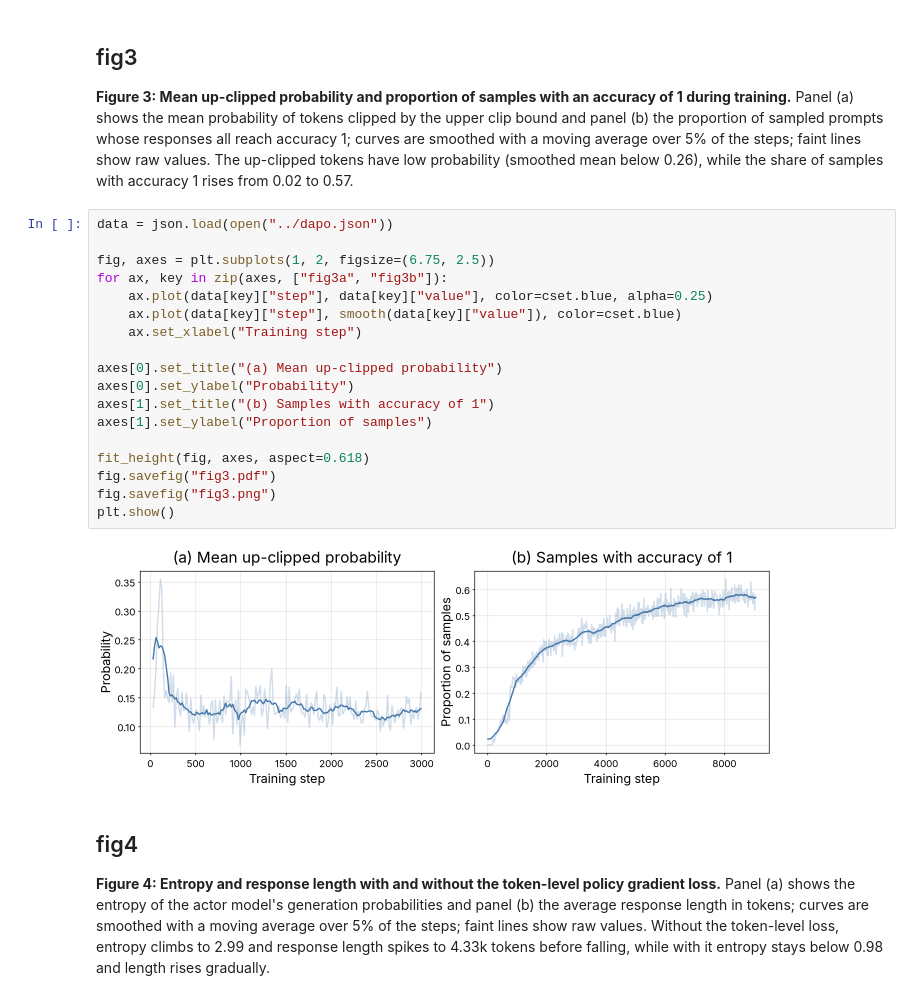
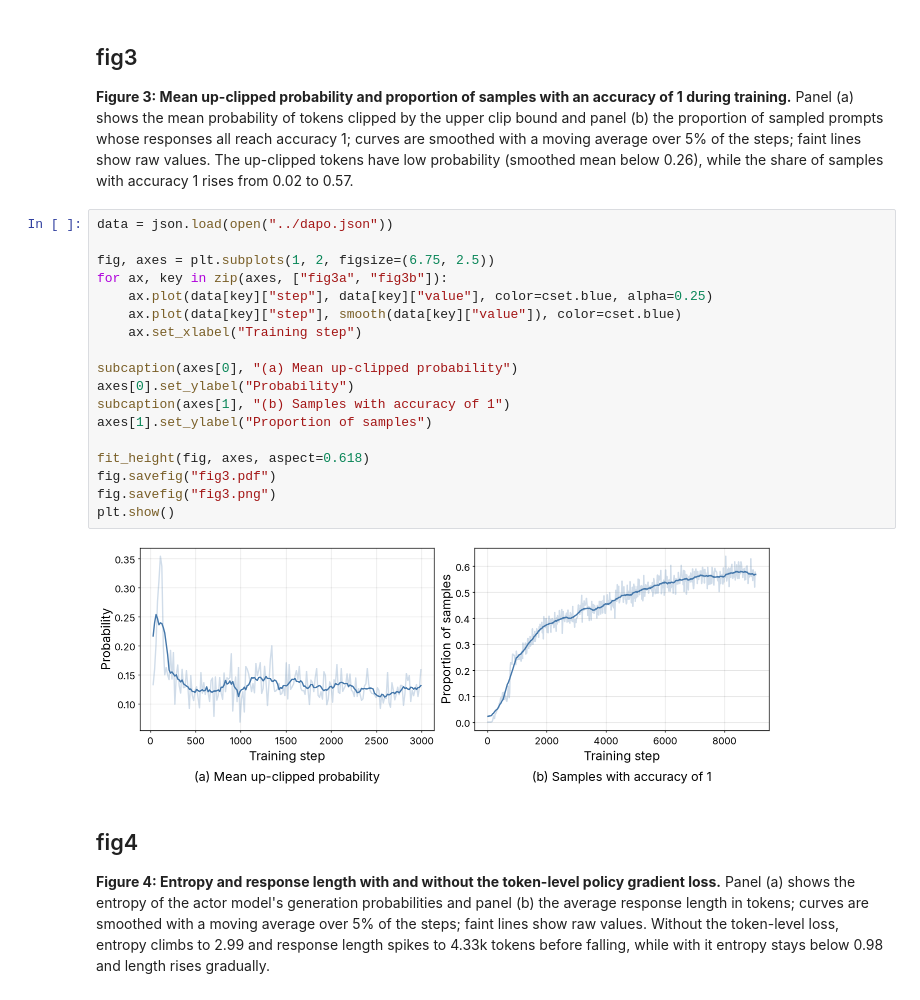
Before and after one commit to bigohofone/academic-figure-skill, a Jupyter notebook: examples/dapo-with-skill.ipynb, the cells around one changed output. Saved outputs shown, nothing was run; the diff lists cells and outputs as text.

```diff
--- a/examples/dapo-with-skill.ipynb
+++ b/examples/dapo-with-skill.ipynb
@@ -62,23 +62,23 @@ plt.show()
 # %%
 data = json.load(open("../dapo.json"))
 
 fig, axes = plt.subplots(1, 2, figsize=(6.75, 2.5))
 for ax, key in zip(axes, ["fig3a", "fig3b"]):
     ax.plot(data[key]["step"], data[key]["value"], color=cset.blue, alpha=0.25)
     ax.plot(data[key]["step"], smooth(data[key]["value"]), color=cset.blue)
     ax.set_xlabel("Training step")
 
-axes[0].set_title("(a) Mean up-clipped probability")
+subcaption(axes[0], "(a) Mean up-clipped probability")
 axes[0].set_ylabel("Probability")
-axes[1].set_title("(b) Samples with accuracy of 1")
+subcaption(axes[1], "(b) Samples with accuracy of 1")
 axes[1].set_ylabel("Proportion of samples")
 
 fit_height(fig, axes, aspect=0.618)
 fig.savefig("fig3.pdf")
 fig.savefig("fig3.png")
 plt.show()
 # %% [output]
-[figure, old version]
+[figure, new version]
 # %% [markdown]
 ## fig4
 
```
Also changed, not shown: parts of 4 cells of this notebook, 5 other files.
